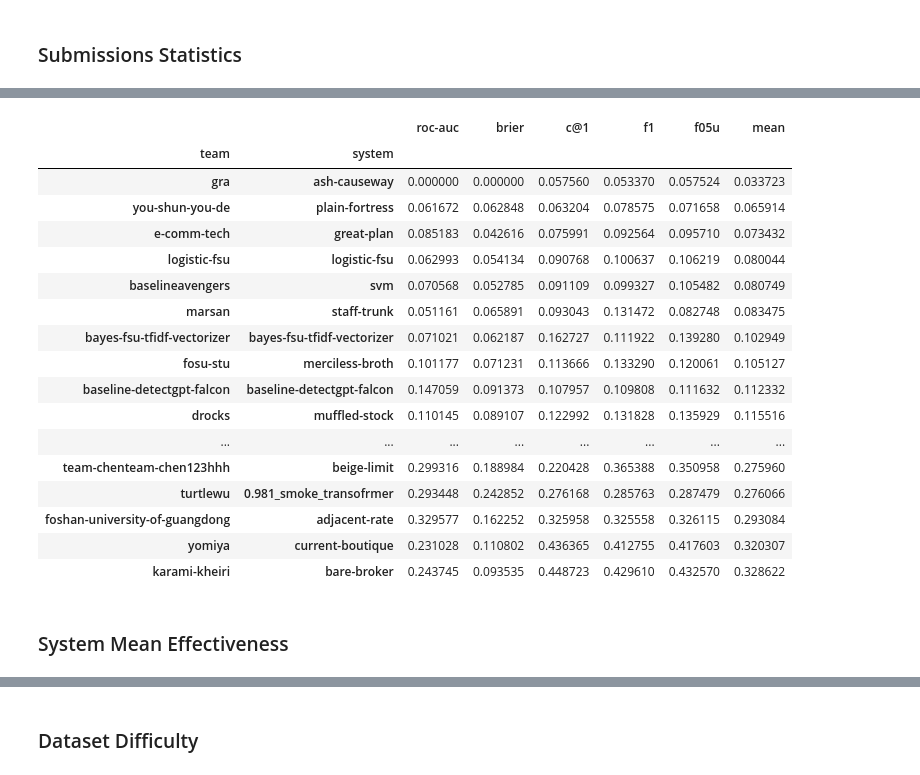
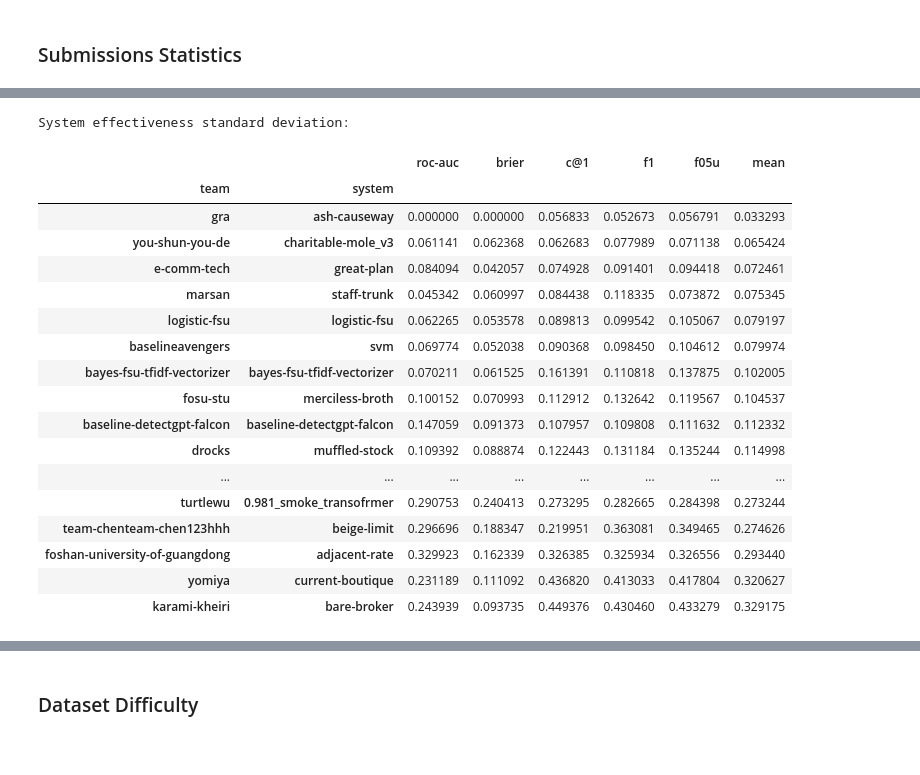
Before and after one commit to pan-webis-de/pan24-generative-ai-authorship-verification, a Jupyter notebook: pan24_task_eval/pan24-generative-authorship-evaluation.ipynb, the cells around one changed output, grey strips where cells are left out. Saved outputs shown, nothing was run; the diff lists cells and outputs as text; code cells hidden in the pictures.

```diff
--- a/pan24_task_eval/pan24-generative-authorship-evaluation.ipynb
+++ b/pan24_task_eval/pan24-generative-authorship-evaluation.ipynb
@@ -55,5 +53,5 @@ KeyboardInterrupt:
 # %%
-teams_to_systems = json.load(open('team-to-submissions.json'))
+teams_to_systems = json.load(open('teams-to-systems.json'))
 datasets = {
     # dataset_name: (category, prefix, suffix)
     'pan24-generative-authorship-test-20240502-test': ('main', '', ''),
@@ -138,7 +131,7 @@ df_
 # %% [markdown]
 ### Final System Selection (by Best Micro Mean Effectiveness on Main Dataset Category)
 # %%
-df_systems_final = df_micro_mean_.query('category == "main"').groupby('team')['mean'].idxmax()
+df_systems_final = df_micro_mean_.query('category == "main"').groupby('team')['mean'].idxmax().dropna()
 df_systems_final = df_micro_mean_.loc[df_systems_final].sort_values('mean', ascending=False)
 df_systems_final = df_systems_final.reset_index()[['team', 'system']]
 df_systems_final.set_index(['team', 'system'], inplace=True)
@@ -328,24 +287,24 @@ df_team_ds_cat_mean
 # %%
-df_system_std = df_team_ds_mean.groupby(['team', 'system']).std().sort_values('mean')
+df_system_std = df.groupby(['team', 'system']).std().sort_values('mean')
+print('System effectiveness standard deviation:')
 df_system_std
 # %% [output]
+System effectiveness standard deviation:
 |  |  | roc-auc | brier | c@1 | f1 | f05u | mean |
 | team | system |  |  |  |  |  |  |
-| gra | ash-causeway | 0.000000 | 0.000000 | 0.057560 | 0.053370 | 0.057524 | 0.033723 |
-| you-shun-you-de | plain-fortress | 0.061672 | 0.062848 | 0.063204 | 0.078575 | 0.071658 | 0.065914 |
-| e-comm-tech | great-plan | 0.085183 | 0.042616 | 0.075991 | 0.092564 | 0.095710 | 0.073432 |
-| logistic-fsu | logistic-fsu | 0.062993 | 0.054134 | 0.090768 | 0.100637 | 0.106219 | 0.080044 |
-| baselineavengers | svm | 0.070568 | 0.052785 | 0.091109 | 0.099327 | 0.105482 | 0.080749 |
-| marsan | staff-trunk | 0.051161 | 0.065891 | 0.093043 | 0.131472 | 0.082748 | 0.083475 |
-| bayes-fsu-tfidf-vectorizer | bayes-fsu-tfidf-vectorizer | 0.071021 | 0.062187 | 0.162727 | 0.111922 | 0.139280 | 0.102949 |
-| fosu-stu | merciless-broth | 0.101177 | 0.071231 | 0.113666 | 0.133290 | 0.120061 | 0.105127 |
+| gra | ash-causeway | 0.000000 | 0.000000 | 0.056833 | 0.052673 | 0.056791 | 0.033293 |
+| you-shun-you-de | charitable-mole_v3 | 0.061141 | 0.062368 | 0.062683 | 0.077989 | 0.071138 | 0.065424 |
+| e-comm-tech | great-plan | 0.084094 | 0.042057 | 0.074928 | 0.091401 | 0.094418 | 0.072461 |
+| marsan | staff-trunk | 0.045342 | 0.060997 | 0.084438 | 0.118335 | 0.073872 | 0.075345 |
+| logistic-fsu | logistic-fsu | 0.062265 | 0.053578 | 0.089813 | 0.099542 | 0.105067 | 0.079197 |
+| baselineavengers | svm | 0.069774 | 0.052038 | 0.090368 | 0.098450 | 0.104612 | 0.079974 |
+| bayes-fsu-tfidf-vectorizer | bayes-fsu-tfidf-vectorizer | 0.070211 | 0.061525 | 0.161391 | 0.110818 | 0.137875 | 0.102005 |
+| fosu-stu | merciless-broth | 0.100152 | 0.070993 | 0.112912 | 0.132642 | 0.119567 | 0.104537 |
 | baseline-detectgpt-falcon | baseline-detectgpt-falcon | 0.147059 | 0.091373 | 0.107957 | 0.109808 | 0.111632 | 0.112332 |
-| drocks | muffled-stock | 0.110145 | 0.089107 | 0.122992 | 0.131828 | 0.135929 | 0.115516 |
+| drocks | muffled-stock | 0.109392 | 0.088874 | 0.122443 | 0.131184 | 0.135244 | 0.114998 |
 | ... | ... | ... | ... | ... | ... | ... | ... |
-| team-chenteam-chen123hhh | beige-limit | 0.299316 | 0.188984 | 0.220428 | 0.365388 | 0.350958 | 0.275960 |
-| turtlewu | 0.981_smoke_transofrmer | 0.293448 | 0.242852 | 0.276168 | 0.285763 | 0.287479 | 0.276066 |
-| foshan-university-of-guangdong | adjacent-rate | 0.329577 | 0.162252 | 0.325958 | 0.325558 | 0.326115 | 0.293084 |
-| yomiya | current-boutique | 0.231028 | 0.110802 | 0.436365 | 0.412755 | 0.417603 | 0.320307 |
-| karami-kheiri | bare-broker | 0.243745 | 0.093535 | 0.448723 | 0.429610 | 0.432570 | 0.328622 |
+| turtlewu | 0.981_smoke_transofrmer | 0.290753 | 0.240413 | 0.273295 | 0.282665 | 0.284398 | 0.273244 |
+| team-chenteam-chen123hhh | beige-limit | 0.296696 | 0.188347 | 0.219951 | 0.363081 | 0.349465 | 0.274626 |
+| foshan-university-of-guangdong | adjacent-rate | 0.329923 | 0.162339 | 0.326385 | 0.325934 | 0.326556 | 0.293440 |
+| yomiya | current-boutique | 0.231189 | 0.111092 | 0.436820 | 0.413033 | 0.417804 | 0.320627 |
+| karami-kheiri | bare-broker | 0.243939 | 0.093735 | 0.449376 | 0.430460 | 0.433279 | 0.329175 |
-# %% [markdown]
-### System Mean Effectiveness
```
Also changed, not shown: parts of 28 cells of this notebook, 3 other files.
